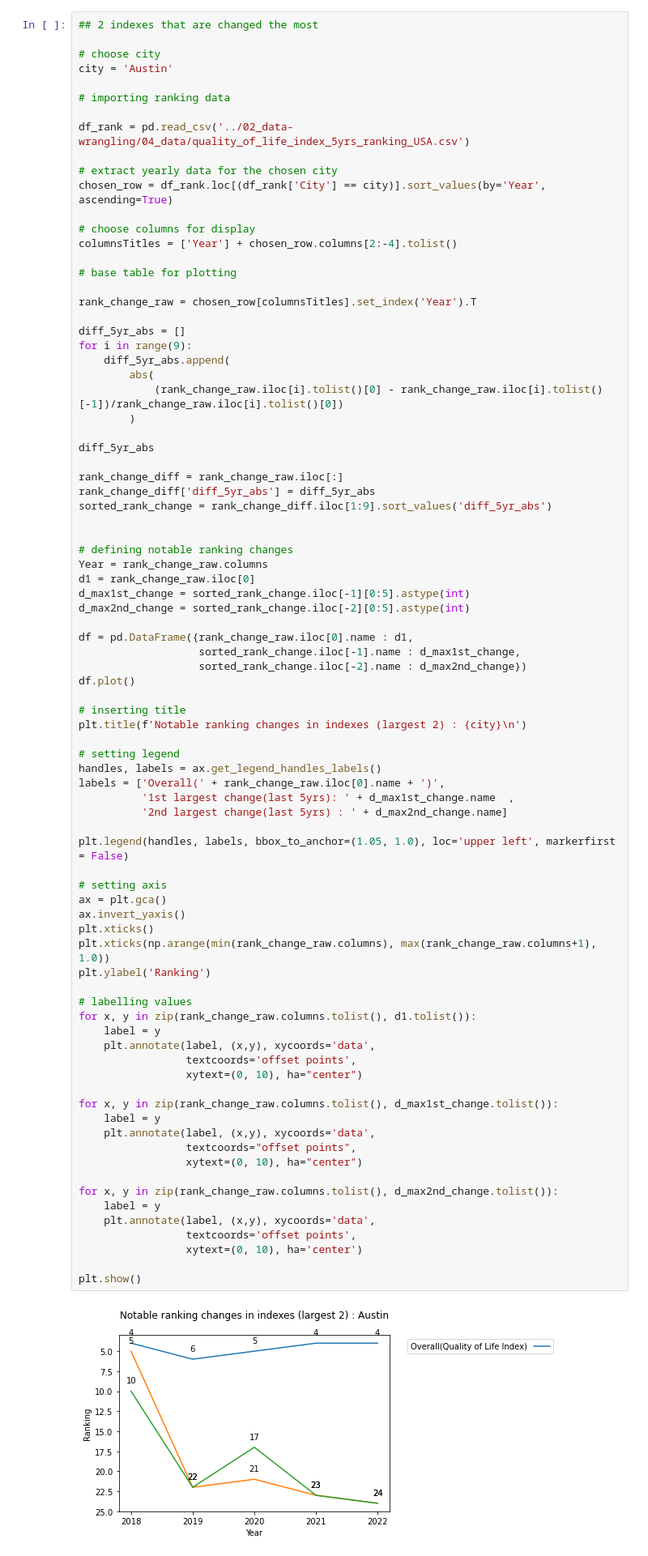
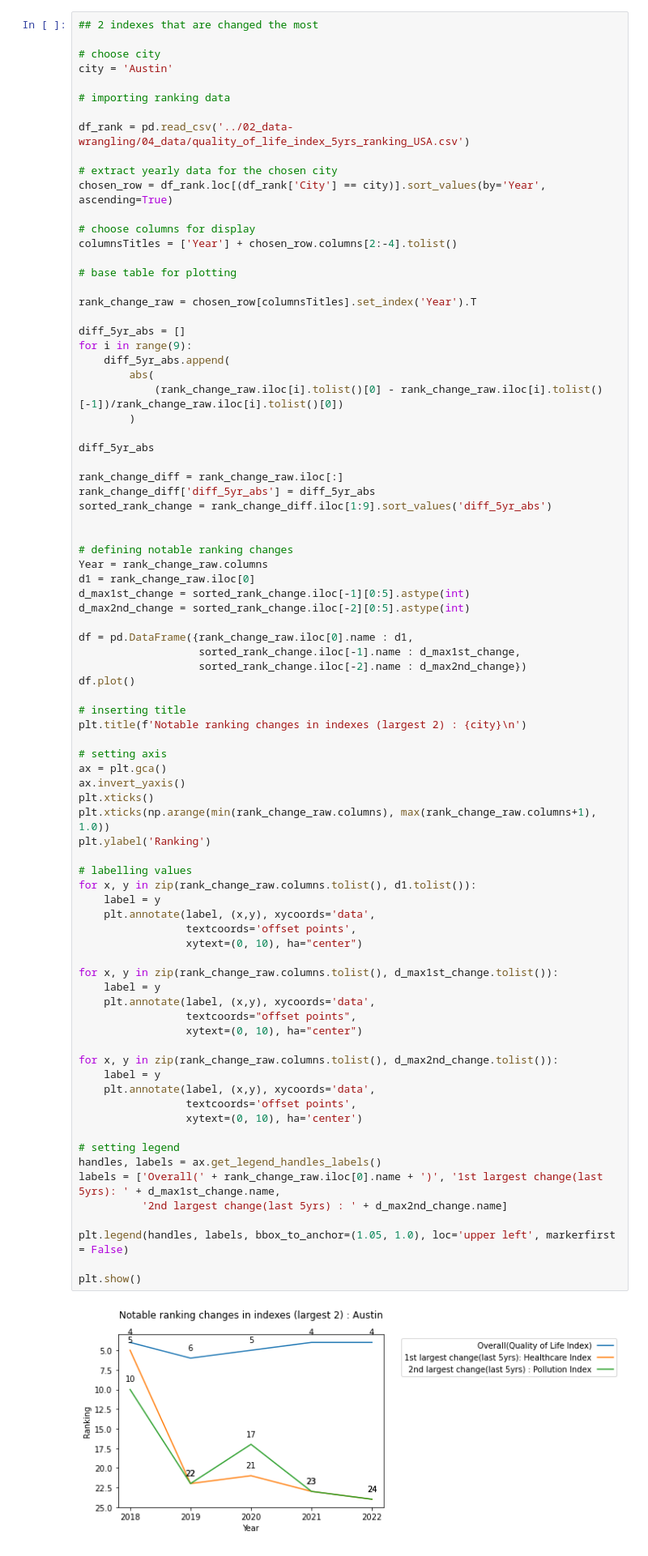
Before and after one commit to adamysyim/quality-of-life-eco395m-final, a Jupyter notebook: 03_data analysis and visualization/04_Individual city in US.ipynb, the cells around one changed output. Shown: that part at 81% size. Drawn from its saved outputs; the diff is of its cells as text.

```diff
--- a/03_data analysis and visualization/04_Individual city in US.ipynb
+++ b/03_data analysis and visualization/04_Individual city in US.ipynb
@@ -384,43 +383,42 @@ df.plot()
 # inserting title
 plt.title(f'Notable ranking changes in indexes (largest 2) : {city}\n')
 
-# setting legend
-handles, labels = ax.get_legend_handles_labels()
-labels = ['Overall(' + rank_change_raw.iloc[0].name + ')',
-          '1st largest change(last 5yrs): ' + d_max1st_change.name  ,
-          '2nd largest change(last 5yrs) : ' + d_max2nd_change.name]
-
-plt.legend(handles, labels, bbox_to_anchor=(1.05, 1.0), loc='upper left', markerfirst = False)
-
 # setting axis
 ax = plt.gca()
 ax.invert_yaxis()
 plt.xticks()
 plt.xticks(np.arange(min(rank_change_raw.columns), max(rank_change_raw.columns+1), 1.0))
 plt.ylabel('Ranking')
 
 # labelling values
 for x, y in zip(rank_change_raw.columns.tolist(), d1.tolist()):
     label = y
     plt.annotate(label, (x,y), xycoords='data',
                  textcoords='offset points',
                  xytext=(0, 10), ha="center")
 
 for x, y in zip(rank_change_raw.columns.tolist(), d_max1st_change.tolist()):
     label = y
     plt.annotate(label, (x,y), xycoords='data',
                  textcoords="offset points",
                  xytext=(0, 10), ha="center")
 
 for x, y in zip(rank_change_raw.columns.tolist(), d_max2nd_change.tolist()):
     label = y
     plt.annotate(label, (x,y), xycoords='data',
                  textcoords='offset points',
                  xytext=(0, 10), ha='center')
 
+# setting legend
+handles, labels = ax.get_legend_handles_labels()
+labels = ['Overall(' + rank_change_raw.iloc[0].name + ')', '1st largest change(last 5yrs): ' + d_max1st_change.name,
+          '2nd largest change(last 5yrs) : ' + d_max2nd_change.name]
+
+plt.legend(handles, labels, bbox_to_anchor=(1.05, 1.0), loc='upper left', markerfirst = False)
+
 plt.show()
 # %% [output]
-[figure, old version]
+[figure, new version]
 # %%
 ## 2 indexes that are changed the least
 
```
Also changed, not shown: parts of 2 cells of this notebook, 3 other files.
